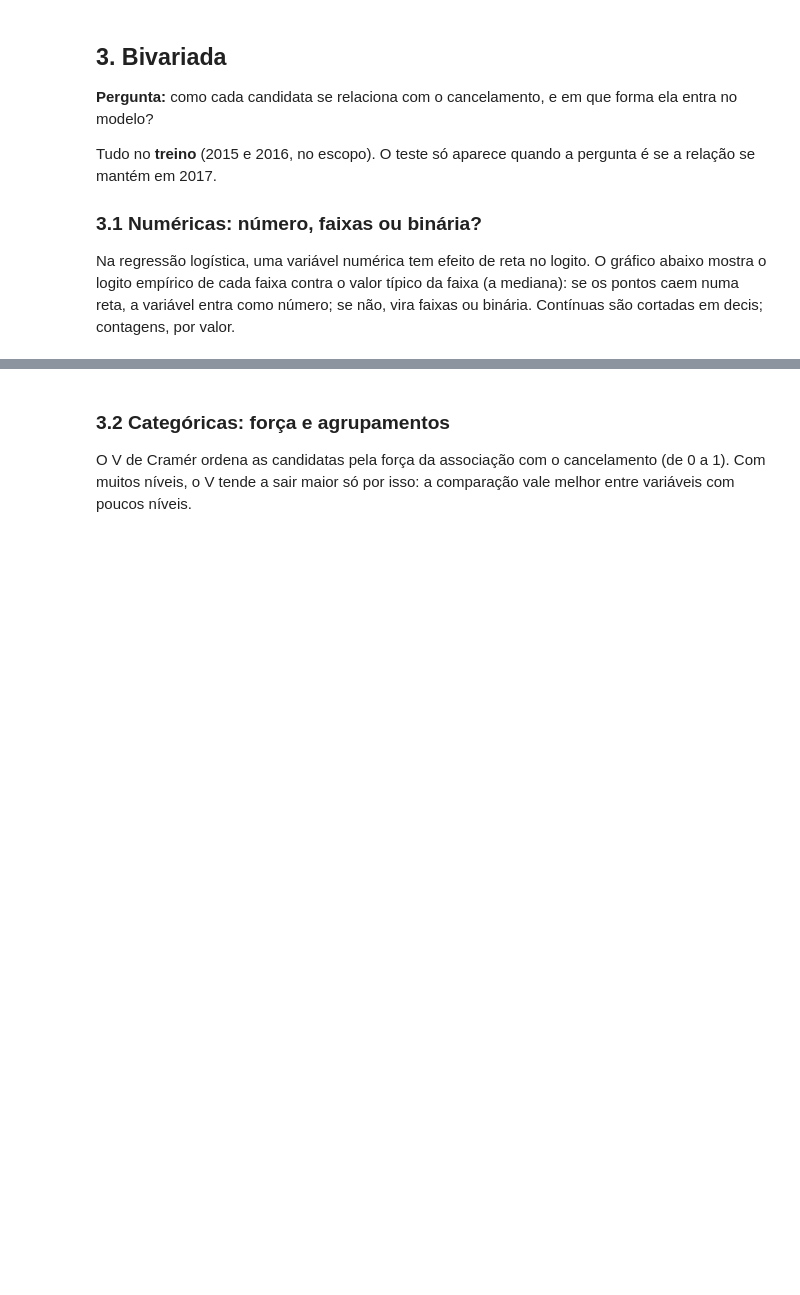
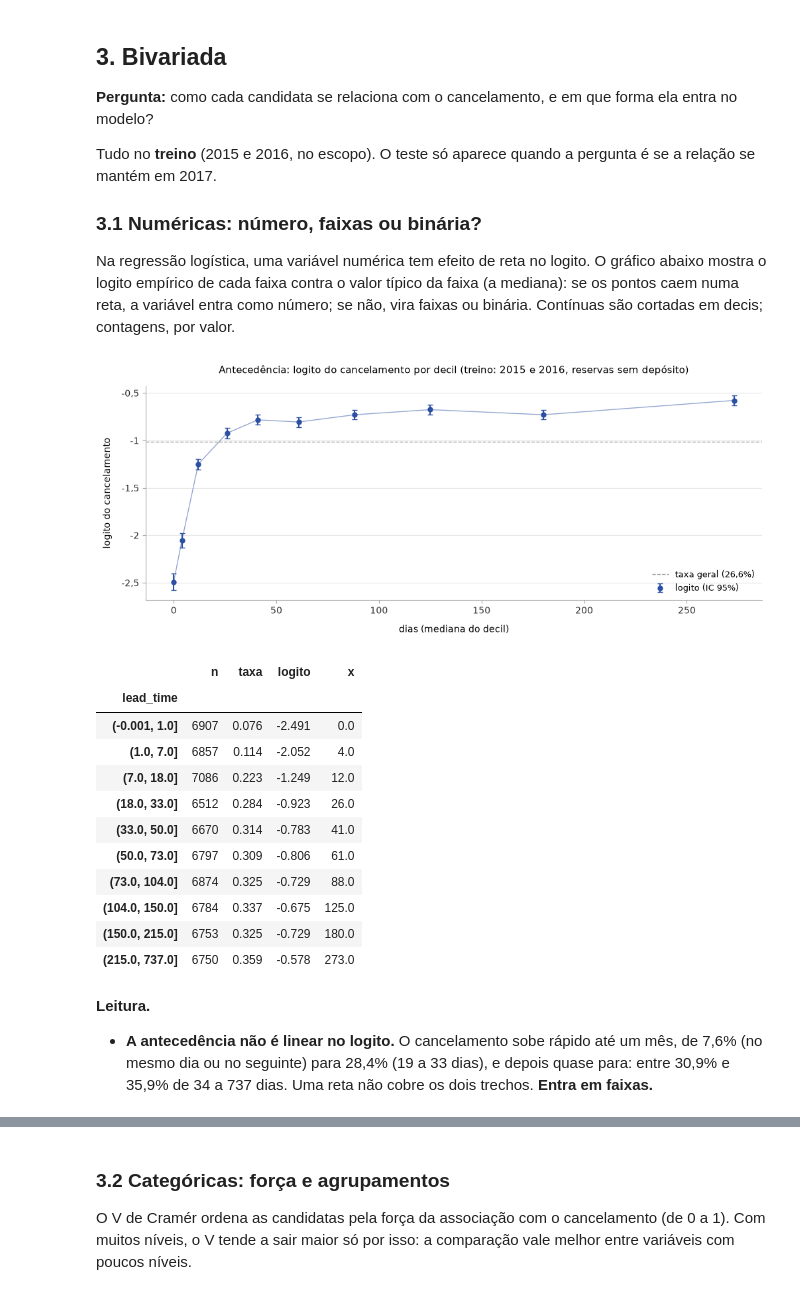
Before and after one commit to acrosatto/comunicacao-dados-mba, a Jupyter notebook: analise/ana/02_variaveis.ipynb, the cells around one changed output, grey strips where cells are left out. Saved outputs shown, nothing was run; the diff lists cells and outputs as text; code cells hidden in the pictures; blank space fills up the shorter version.

```diff
--- a/analise/ana/02_variaveis.ipynb
+++ b/analise/ana/02_variaveis.ipynb
@@ -268,4 +290,35 @@ Tudo no **treino** (2015 e 2016, no escopo). O teste só aparece quando a pergun
 ### 3.1 Numéricas: número, faixas ou binária?
 
 Na regressão logística, uma variável numérica tem efeito de reta no logito. O gráfico abaixo mostra o logito empírico de cada faixa contra o valor típico da faixa (a mediana): se os pontos caem numa reta, a variável entra como número; se não, vira faixas ou binária. Contínuas são cortadas em decis; contagens, por valor.
+# %%
+taxa_treino = treino['is_canceled'].mean()
+colunas = ['n', 'taxa', 'logito', 'x']
+
+def logito_decis(coluna, titulo, rotulo):
+    tabela = logito_por_faixa(treino, coluna)
+    fig, ax = plt.subplots(figsize=(12, 4.2))
+    grafico_logito(tabela, titulo=titulo, rotulo_x=rotulo, taxa_geral=taxa_treino, ax=ax)
+    plt.show()
+    return tabela[colunas].round(3)
+
+logito_decis('lead_time', 'Antecedência: logito do cancelamento por decil (treino: 2015 e 2016, reservas sem depósito)',
+             'dias (mediana do decil)')
+# %% [output]
+[figure, added]
+|  | n | taxa | logito | x |
+| lead_time |  |  |  |  |
+| (-0.001, 1.0] | 6907 | 0.076 | -2.491 | 0.0 |
+| (1.0, 7.0] | 6857 | 0.114 | -2.052 | 4.0 |
+| (7.0, 18.0] | 7086 | 0.223 | -1.249 | 12.0 |
+| (18.0, 33.0] | 6512 | 0.284 | -0.923 | 26.0 |
+| (33.0, 50.0] | 6670 | 0.314 | -0.783 | 41.0 |
+| (50.0, 73.0] | 6797 | 0.309 | -0.806 | 61.0 |
+| (73.0, 104.0] | 6874 | 0.325 | -0.729 | 88.0 |
+| (104.0, 150.0] | 6784 | 0.337 | -0.675 | 125.0 |
+| (150.0, 215.0] | 6753 | 0.325 | -0.729 | 180.0 |
+| (215.0, 737.0] | 6750 | 0.359 | -0.578 | 273.0 |
+# %% [markdown]
+**Leitura.**
+
+- **A antecedência não é linear no logito.** O cancelamento sobe rápido até um mês, de 7,6% (no mesmo dia ou no seguinte) para 28,4% (19 a 33 dias), e depois quase para: entre 30,9% e 35,9% de 34 a 737 dias. Uma reta não cobre os dois trechos. **Entra em faixas.**
 # %%
```
Also changed, not shown: parts of 58 cells of this notebook, 2 other files.
